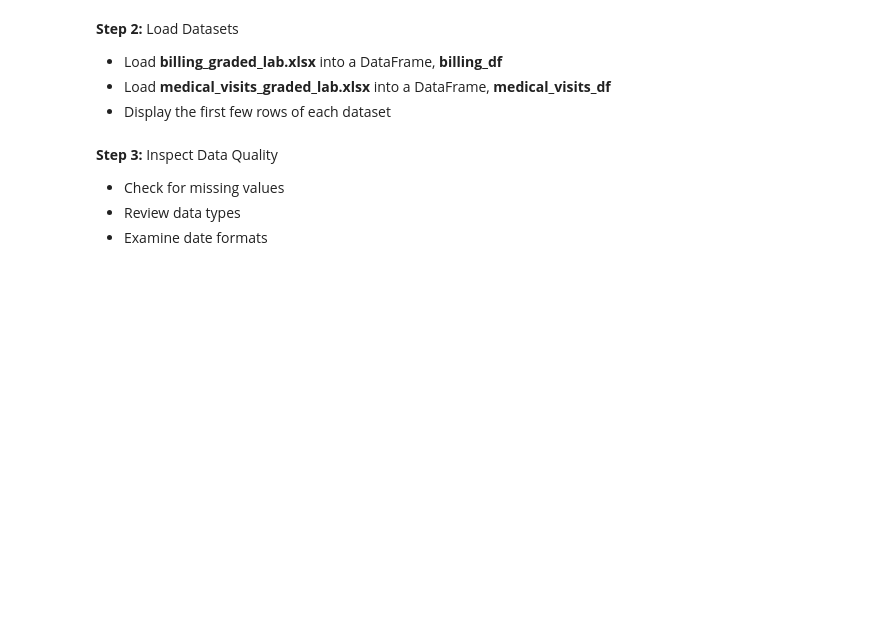
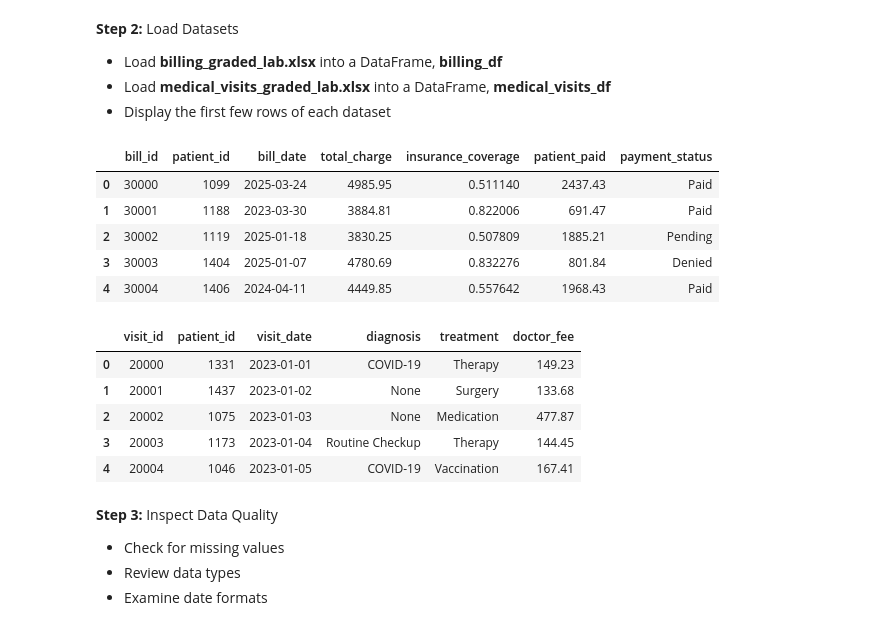
Before and after one commit to dennislamcv1/COURSERADS, a Jupyter notebook: Python for Data Science/MultiSourceDataIntegrationChallenge.ipynb, the cells around one changed output. Drawn from its saved outputs; the diff is of its cells as text; code cells hidden in the pictures; blank space fills up the shorter version.

```diff
--- a/Python for Data Science/MultiSourceDataIntegrationChallenge.ipynb
+++ b/Python for Data Science/MultiSourceDataIntegrationChallenge.ipynb
@@ -52,9 +53,23 @@ import numpy as np
 # %%
 # Load the billing_graded_lab.xlsx file into biling_df dataframe and  medical_visits_graded_lab.xlsx file into medical_visits_df
 billing_df = pd.read_excel("billing_graded_lab.xlsx")
-
+medical_visits_df = pd.read_excel("medical_visits_graded_lab.xlsx")
 # Display the first few rows of each dataset
-billing_df.head()
+display(billing_df.head())
+display(medical_visits_df.head())
+# %% [output]
+|  | bill_id | patient_id | bill_date | total_charge | insurance_coverage | patient_paid | payment_status |
+| 0 | 30000 | 1099 | 2025-03-24 | 4985.95 | 0.511140 | 2437.43 | Paid |
+| 1 | 30001 | 1188 | 2023-03-30 | 3884.81 | 0.822006 | 691.47 | Paid |
+| 2 | 30002 | 1119 | 2025-01-18 | 3830.25 | 0.507809 | 1885.21 | Pending |
+| 3 | 30003 | 1404 | 2025-01-07 | 4780.69 | 0.832276 | 801.84 | Denied |
+| 4 | 30004 | 1406 | 2024-04-11 | 4449.85 | 0.557642 | 1968.43 | Paid |
+|  | visit_id | patient_id | visit_date | diagnosis | treatment | doctor_fee |
+| 0 | 20000 | 1331 | 2023-01-01 | COVID-19 | Therapy | 149.23 |
+| 1 | 20001 | 1437 | 2023-01-02 | None | Surgery | 133.68 |
+| 2 | 20002 | 1075 | 2023-01-03 | None | Medication | 477.87 |
+| 3 | 20003 | 1173 | 2023-01-04 | Routine Checkup | Therapy | 144.45 |
+| 4 | 20004 | 1046 | 2023-01-05 | COVID-19 | Vaccination | 167.41 |
 # %%
 # Do not edit this cell, just run it. This cell contains test cases.
 # %% [markdown]
```
Also changed, not shown: parts of 15 cells of this notebook, 13 other files.
